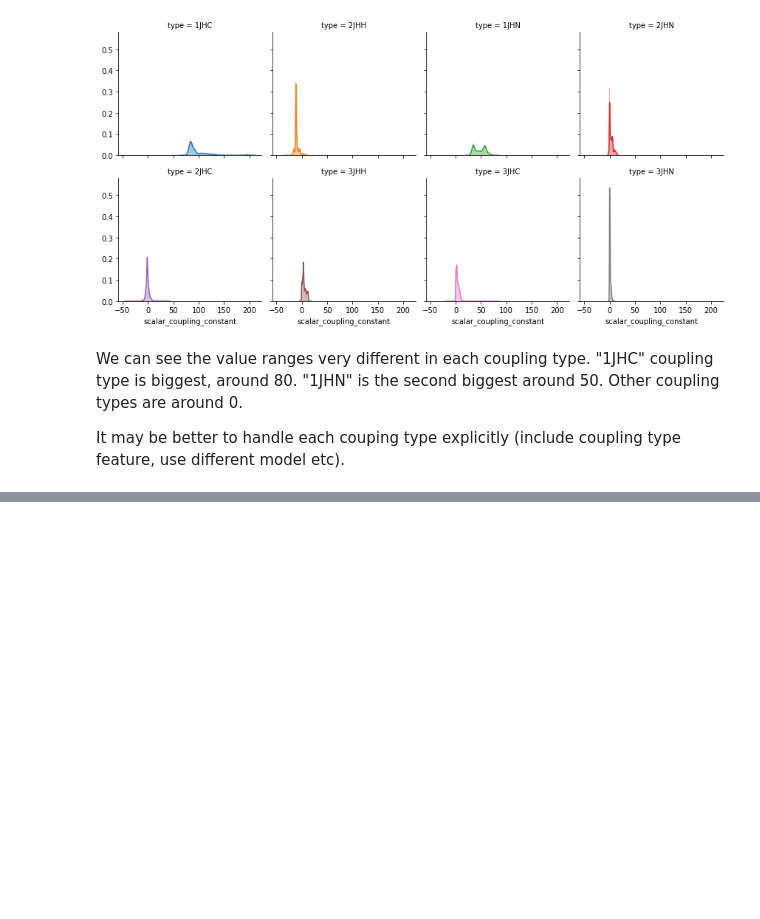
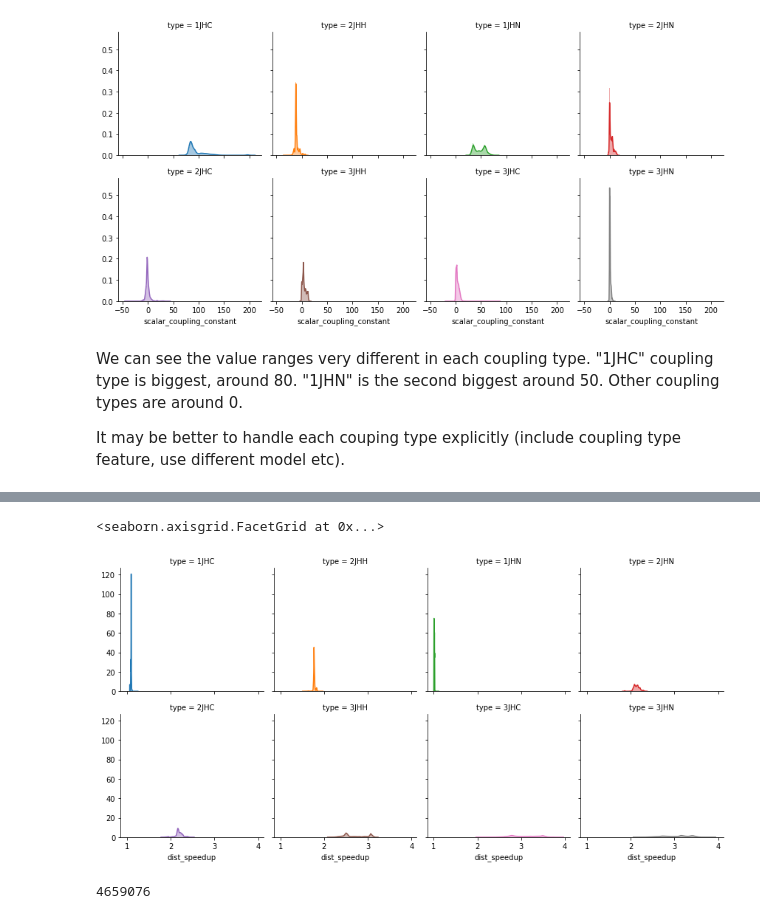
Before and after one commit to JIPiration/GNNZeroToAll, a Jupyter notebook: codes/predicting-molecular-properties/eda-and-graph-nn-baseline-modeling.ipynb, the cells around one changed output, grey strips where cells are left out. Drawn from its saved outputs; the diff is of its cells as text; code cells hidden in the pictures; blank space fills up the shorter version.

```diff
--- a/codes/predicting-molecular-properties/eda-and-graph-nn-baseline-modeling.ipynb
+++ b/codes/predicting-molecular-properties/eda-and-graph-nn-baseline-modeling.ipynb
@@ -965,0 +972,31 @@ It may be better to handle each couping type explicitly (include coupling type f
+# %%
+# Calculate distance feature..
+# --- dist hist ---
+
+# from https://www.kaggle.com/seriousran/just-speed-up-calculate-distance-from-benchmark
+
+def map_atom_info(df, atom_idx):
+    df = pd.merge(df, structures_df, how='left',
+                  left_on=['molecule_name', f'atom_index_{atom_idx}'],
+                  right_on=['molecule_name', 'atom_index'])
+
+    df = df.drop('atom_index', axis=1)
+    df = df.rename(columns={'atom': f'atom_{atom_idx}',
+                            'x': f'x_{atom_idx}',
+                            'y': f'y_{atom_idx}',
+                            'z': f'z_{atom_idx}'})
+    return df
+
+train_df = map_atom_info(train_df, 0)
+train_df = map_atom_info(train_df, 1)
+
+test_df = map_atom_info(test_df, 0)
+test_df = map_atom_info(test_df, 1)
+
+train_p_0 = train_df[['x_0', 'y_0', 'z_0']].values
+train_p_1 = train_df[['x_1', 'y_1', 'z_1']].values
+test_p_0 = test_df[['x_0', 'y_0', 'z_0']].values
+test_p_1 = test_df[['x_1', 'y_1', 'z_1']].values
+
+train_df['dist_speedup'] = np.linalg.norm(train_p_0 - train_p_1, axis=1)
+test_df['dist_speedup'] = np.linalg.norm(test_p_0 - test_p_1, axis=1)
@@ -965,0 +1013,10 @@ It may be better to handle each couping type explicitly (include coupling type f
+# %%
+grid = sns.FacetGrid(train_df[['type', 'dist_speedup']], col='type', hue='type', col_wrap=4)
+grid.map(sns.distplot, 'dist_speedup')
+# %% [output]
+<seaborn.axisgrid.FacetGrid at 0x...>
+[figure, added]
+# %%
+len(train_df)
+# %% [output]
+4659076
```
Also changed, not shown: parts of 30 cells of this notebook.
